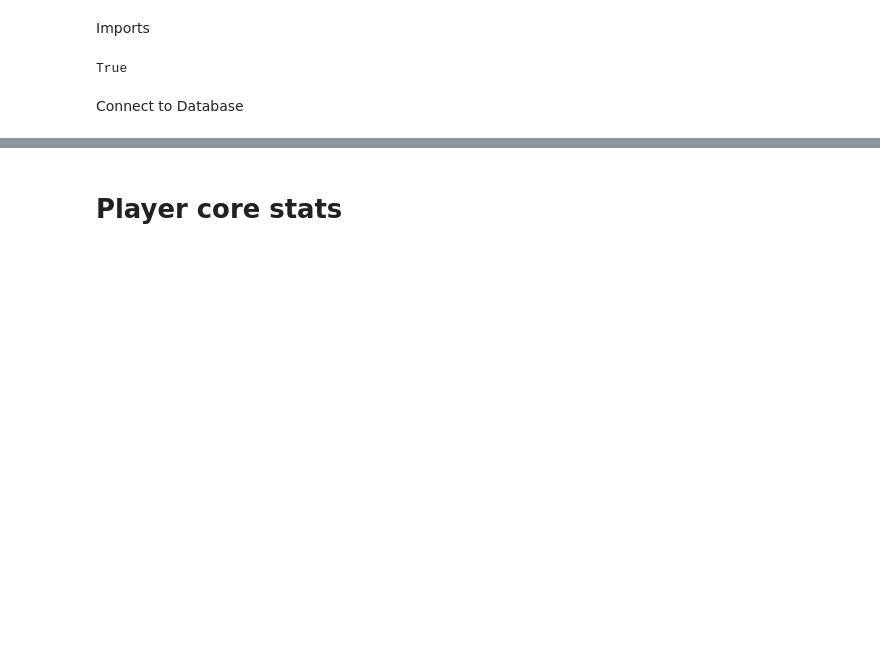
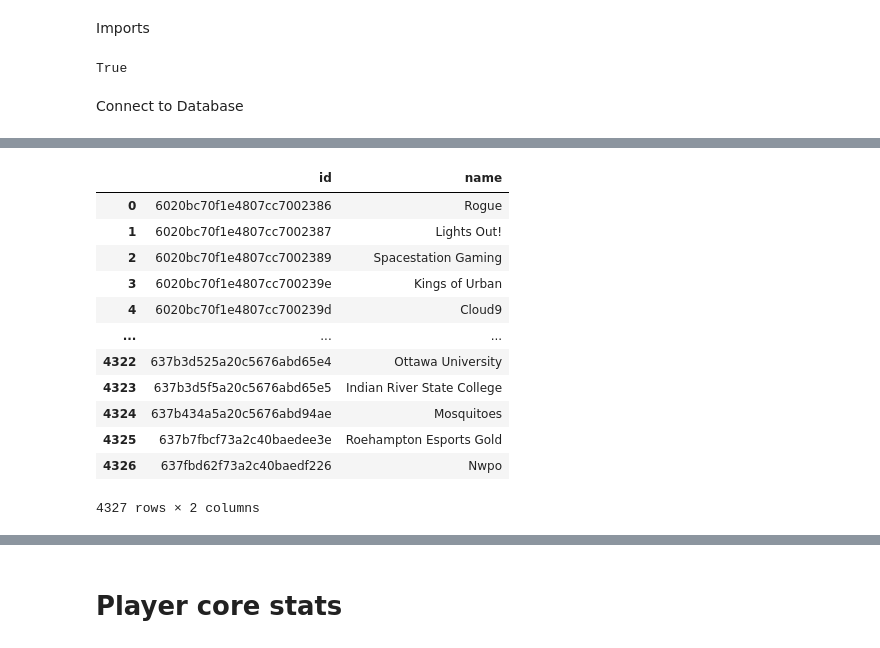
Before and after one commit to tlahuib/rlcs_team_creator, a Jupyter notebook: data_exploration/exploration.ipynb, the cells around one changed output, grey strips where cells are left out. Drawn from its saved outputs; the diff is of its cells as text; code cells hidden in the pictures; blank space fills up the shorter version.

```diff
--- a/data_exploration/exploration.ipynb
+++ b/data_exploration/exploration.ipynb
@@ -19,0 +51,20 @@ cnx = db.create_engine(f"postgresql://{getenv('USER')}:{getenv('PASS')}@{getenv(
+# %%
+# Extract team names
+sql = 'select id, name from rocket_league.teams'
+
+teams = pd.read_sql(sql, cnx)
+teams
+# %% [output]
+|  | id | name |
+| 0 | 6020bc70f1e4807cc7002386 | Rogue |
+| 1 | 6020bc70f1e4807cc7002387 | Lights Out! |
+| 2 | 6020bc70f1e4807cc7002389 | Spacestation Gaming |
+| 3 | 6020bc70f1e4807cc700239e | Kings of Urban |
+| 4 | 6020bc70f1e4807cc700239d | Cloud9 |
+| ... | ... | ... |
+| 4322 | 637b3d525a20c5676abd65e4 | Ottawa University |
+| 4323 | 637b3d5f5a20c5676abd65e5 | Indian River State College |
+| 4324 | 637b434a5a20c5676abd94ae | Mosquitoes |
+| 4325 | 637b7fbcf73a2c40baedee3e | Roehampton Esports Gold |
+| 4326 | 637fbd62f73a2c40baedf226 | Nwpo |
+4327 rows × 2 columns
```
Also changed, not shown: parts of 8 cells of this notebook, 1 other file.
